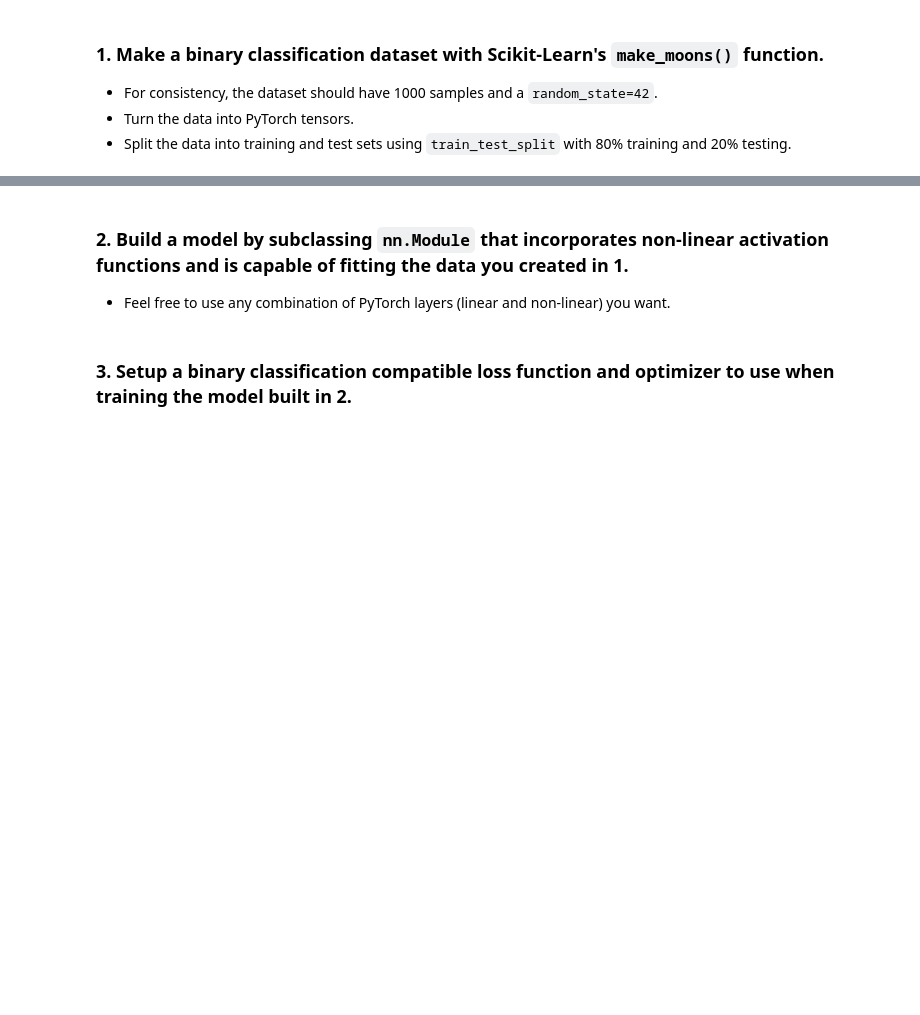
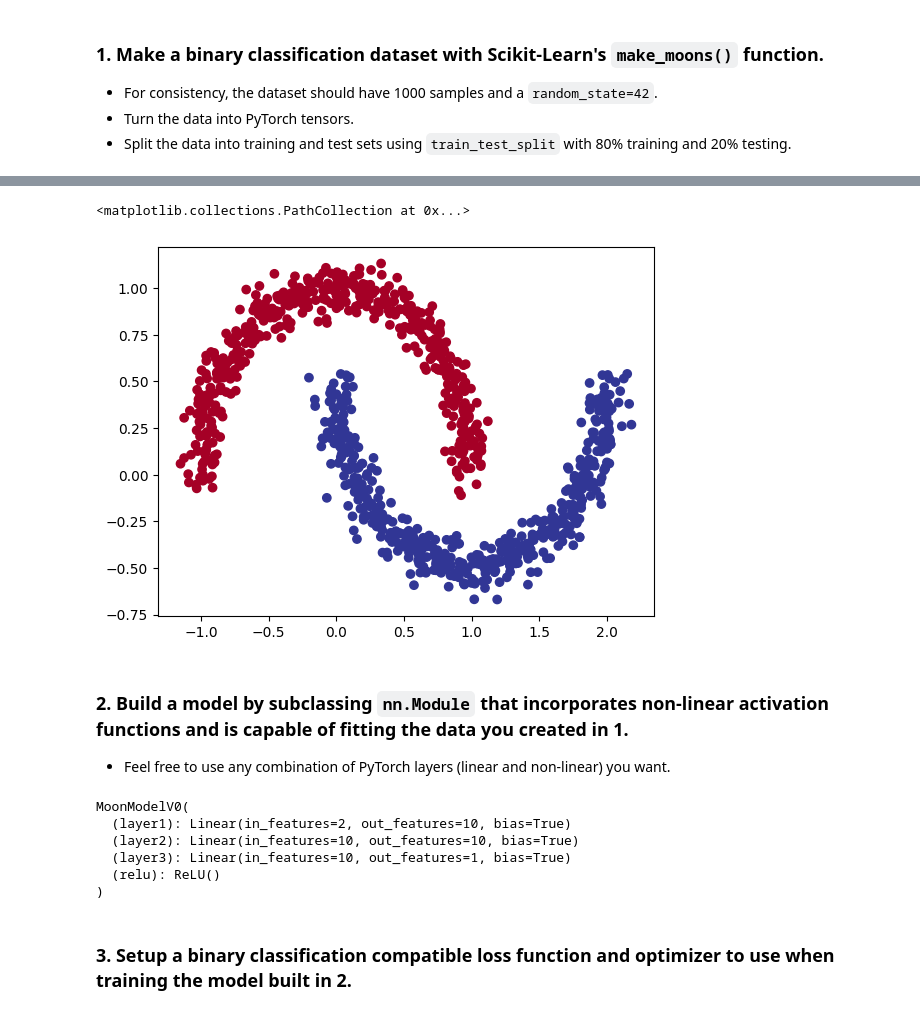
Before and after one commit to ndy-s/pytorch, a Jupyter notebook: 02. PyTorch Neural Network Classification.ipynb, the cells around one changed output, grey strips where cells are left out. Drawn from its saved outputs; the diff is of its cells as text; code cells hidden in the pictures; blank space fills up the shorter version.

```diff
--- a/02. PyTorch Neural Network Classification.ipynb
+++ b/02. PyTorch Neural Network Classification.ipynb
@@ -1354,6 +1361,8 @@ RANDOM_SEED = 42
 # %%
 # Create a dataset with Scikit-Learn's make_moons()
 from sklearn.datasets import make_moons
+
+X_moons, y_moons = make_moons(n_samples=1000, noise=0.07, random_state=42)
 # %%
 # Turn data into a DataFrame
 import pandas as pd
@@ -1360,5 +1386,12 @@ import pandas as pd
 # %%
 # Visualize the data on a scatter plot
 import matplotlib.pyplot as plt
+plt.scatter(x=X_moons[:,0],
+            y=X_moons[:,1],
+            c=y,
+            cmap=plt.cm.RdYlBu)
+# %% [output]
+<matplotlib.collections.PathCollection at 0x...>
+[figure, added]
 # %%
 # Turn data into tensors of dtype float
@@ -1376,13 +1414,33 @@ from torch import nn
 # Inherit from nn.Module to make a model capable of fitting the mooon data
 class MoonModelV0(nn.Module):
     ## Your code here ##
+    def __init__(self, in_features, out_features, hidden_units):
+        super().__init__()
+        self.layer1 = nn.Linear(in_features=in_features,
+                                 out_features=hidden_units)
+        self.layer2 = nn.Linear(in_features=hidden_units,
+                                 out_features=hidden_units)
+        self.layer3 = nn.Linear(in_features=hidden_units,
+                                out_features=out_features)
+        self.relu = nn.ReLU()
 
     def forward(self, x):
         ## Your code here ##
-        return
+        return self.layer3(self.relu(self.layer2(self.relu(self.layer1(x)))))
 
 # Instantiate the model
 ## Your code here ##
+model_moon = MoonModelV0(in_features=2,
+                         out_features=1,
+                         hidden_units=10).to(device)
+model_moon
+# %% [output]
+MoonModelV0(
+  (layer1): Linear(in_features=2, out_features=10, bias=True)
+  (layer2): Linear(in_features=10, out_features=10, bias=True)
+  (layer3): Linear(in_features=10, out_features=1, bias=True)
+  (relu): ReLU()
+)
 # %% [markdown]
 ### 3. Setup a binary classification compatible loss function and optimizer to use when training the model built in 2.
 # %%
```
Also changed, not shown: parts of 33 cells of this notebook.
